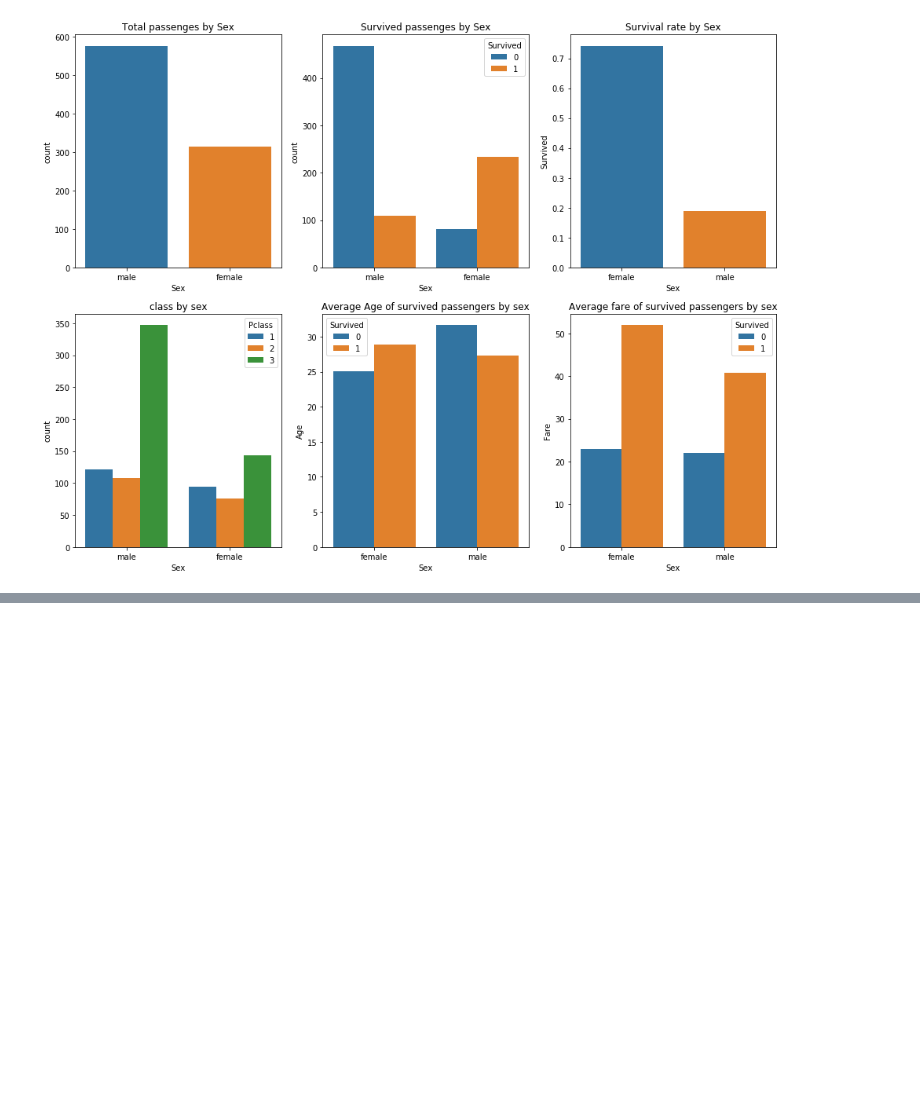
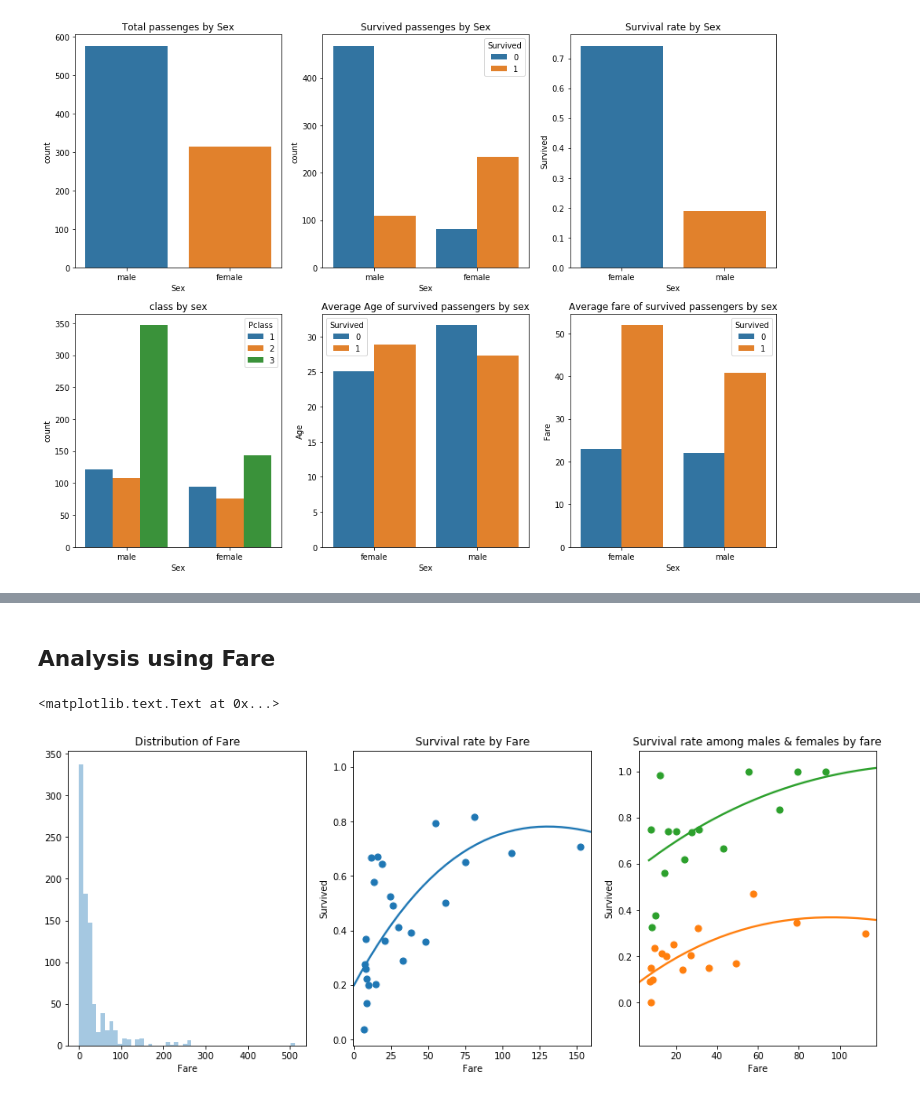
Before and after one commit to venkatesh-sg/Neural-Networks-Practice, a Jupyter notebook: Titanic disaster analysis/titanic disaster analysis.ipynb, the cells around one changed output, grey strips where cells are left out. Saved outputs shown, nothing was run; the diff lists cells and outputs as text; code cells hidden in the pictures; blank space fills up the shorter version.

```diff
--- a/Titanic disaster analysis/titanic disaster analysis.ipynb
+++ b/Titanic disaster analysis/titanic disaster analysis.ipynb
@@ -149,0 +192,16 @@ ax[1,2].set_title("Average fare of survived passengers by sex")
+# %% [markdown]
+## Analysis using Fare
+# %%
+f,ax = plt.subplots(nrows=1, ncols=3,figsize=(16,6))
+
+sns.distplot(train["Fare"].dropna(),kde=False, ax=ax[0],bins=50)
+sns.regplot(x="Fare", y="Survived", data=train[["Fare", "Survived"]].dropna().groupby(["Fare"], as_index=False).mean(),x_bins=25, order=3, ci=None, truncate=True,ax=ax[1])
+sns.regplot(x="Fare", y="Survived", data=train[train["Sex"]=="male"][["Fare", "Survived"]].dropna().groupby(["Fare"], as_index=False).mean(),x_bins=16, order=3, ci=None, truncate=True,ax=ax[2])
+sns.regplot(x="Fare", y="Survived", data=train[train["Sex"]=="female"][["Fare", "Survived"]].dropna().groupby(["Fare"], as_index=False).mean(),x_bins=16, order=3, ci=None, truncate=True,ax=ax[2])
+
+ax[0].set_title("Distribution of Fare")
+ax[1].set_title("Survival rate by Fare")
+ax[2].set_title("Survival rate among males & females by fare")
+# %% [output]
+<matplotlib.text.Text at 0x...>
+[figure, added]
```
Also changed, not shown: parts of 24 cells of this notebook.
